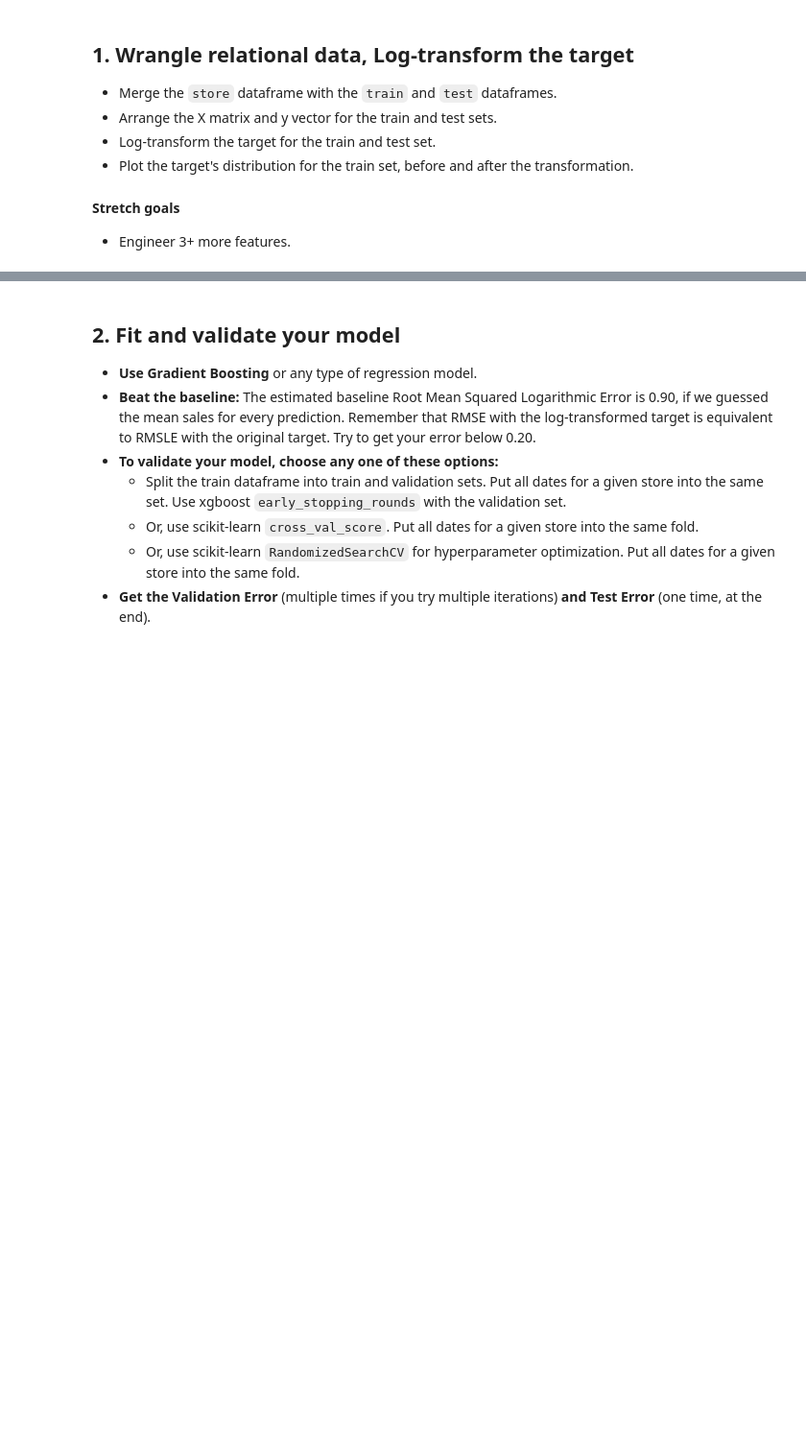
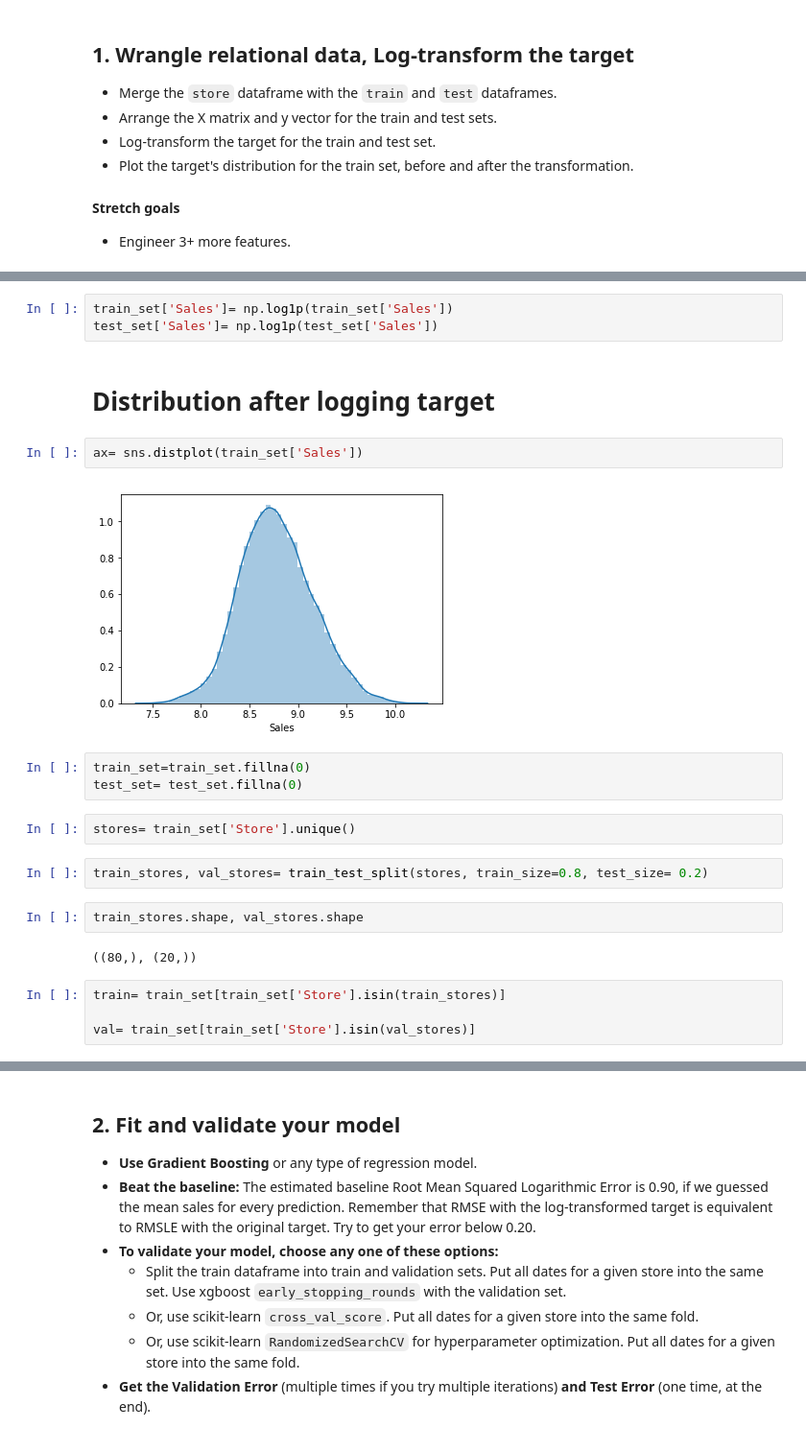
Before and after one commit to LambdaSchool/DS-Unit-2-Regression-2, a Jupyter notebook: Alvin Walker_Sprint_Challenge_8_Regression_2.ipynb, the cells around one changed output, grey strips where cells are left out. Shown: that part at 96% size. Saved outputs shown, nothing was run; the diff lists cells and outputs as text; blank space fills up the shorter version.

```diff
--- a/Alvin Walker_Sprint_Challenge_8_Regression_2.ipynb
+++ b/Alvin Walker_Sprint_Challenge_8_Regression_2.ipynb
@@ -53,0 +108,24 @@ This Sprint Challenge has three parts. To demonstrate mastery on each part, do a
+# %%
+train_set['Sales']= np.log1p(train_set['Sales'])
+test_set['Sales']= np.log1p(test_set['Sales'])
+# %% [markdown]
+# Distribution after logging target
+# %%
+ax= sns.distplot(train_set['Sales'])
+# %% [output]
+[figure, added]
+# %%
+train_set=train_set.fillna(0)
+test_set= test_set.fillna(0)
+# %%
+stores= train_set['Store'].unique()
+# %%
+train_stores, val_stores= train_test_split(stores, train_size=0.8, test_size= 0.2)
+# %%
+train_stores.shape, val_stores.shape
+# %% [output]
+((80,), (20,))
+# %%
+train= train_set[train_set['Store'].isin(train_stores)]
+
+val= train_set[train_set['Store'].isin(val_stores)]
```
Also changed, not shown: parts of 49 cells of this notebook.
